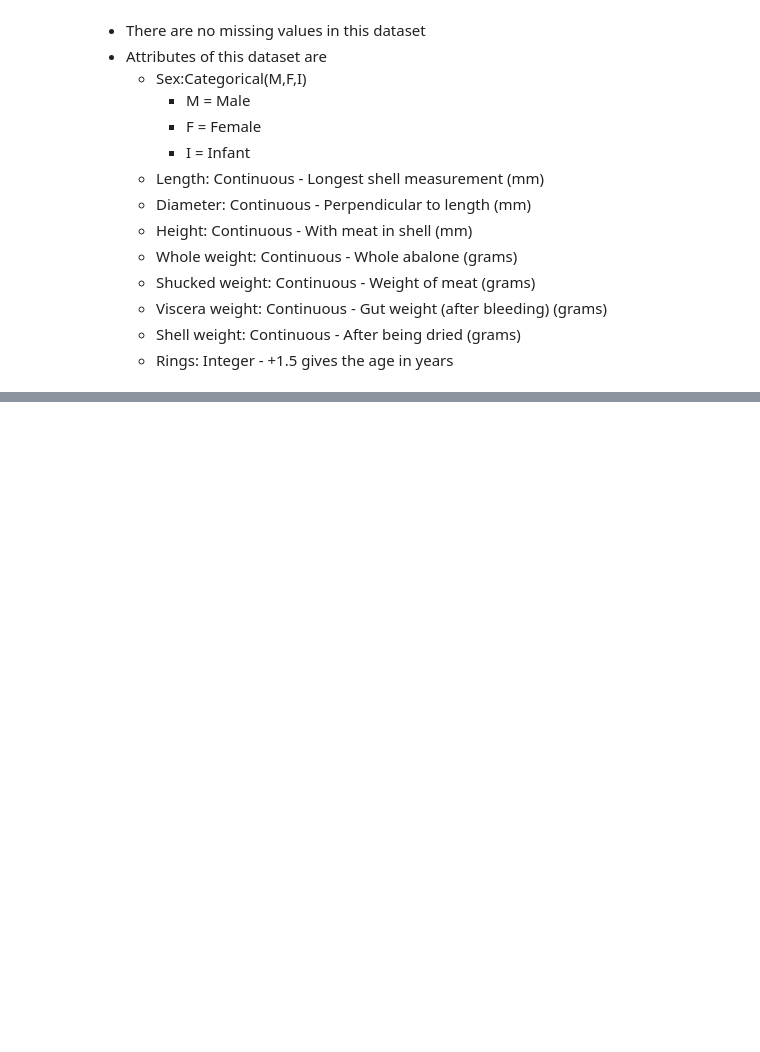
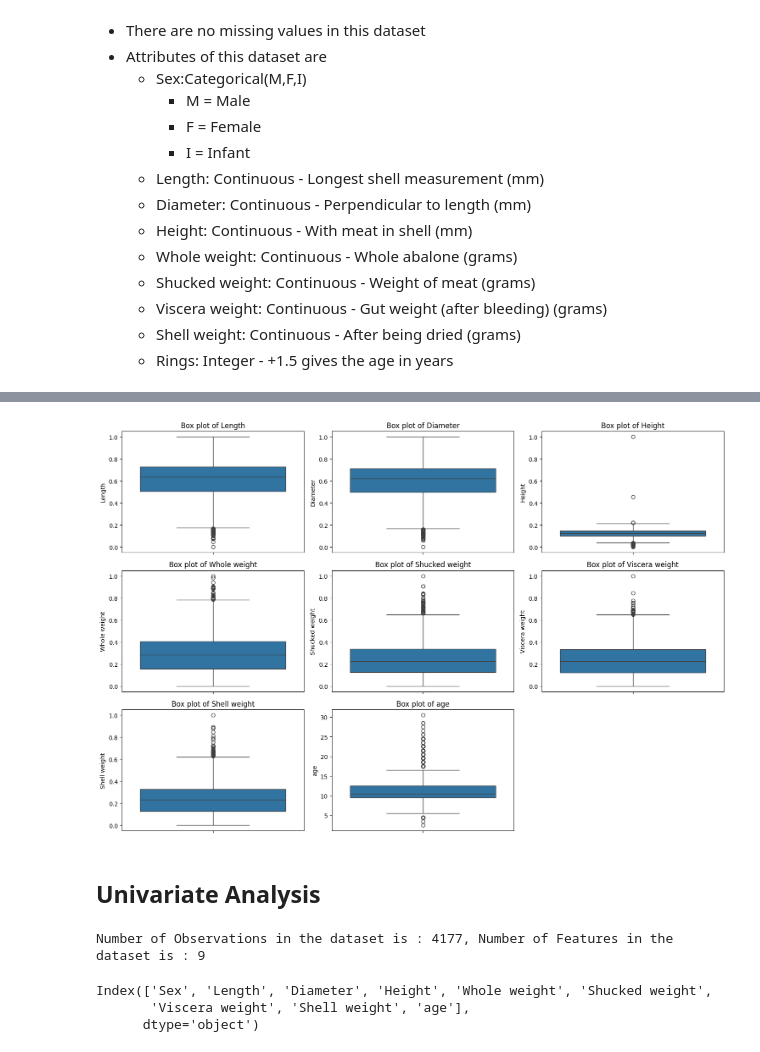
Before and after one commit to jsuj1th/Abalone-Age-Prediction, a Jupyter notebook: abalone.ipynb, the cells around one changed output, grey strips where cells are left out. Saved outputs shown, nothing was run; the diff lists cells and outputs as text; code cells hidden in the pictures; blank space fills up the shorter version.

```diff
--- a/abalone.ipynb
+++ b/abalone.ipynb
@@ -84,0 +123,18 @@ df.head()
+# %%
+from sklearn.preprocessing import MinMaxScaler
+
+# Initialize the MinMaxScaler
+scaler = MinMaxScaler()
+
+# Select the numerical columns for normalization
+numerical_columns = df.select_dtypes(include=['float64', 'int64']).columns
+print(numerical_columns[:-1])
+# Apply the scaler to the numerical columns
+
+df[numerical_columns[:-1]] = scaler.fit_transform(df[numerical_columns[:-1]])
+
+# Display the first few rows of the normalized dataframe
+df.head()
+# Reverse the transformation for the 'Rings' column to get the original values
+# df['age'] = df['age'] * (max - min) + min
+df.head()
@@ -84,0 +151,31 @@ df.head()
+# %%
+# Plot box plots for each numerical column to check for outliers
+numerical_columns = df.select_dtypes(include=['float64', 'int64']).columns
+
+plt.figure(figsize=(15, 10))
+for i, column in enumerate(numerical_columns, 1):
+    plt.subplot(3, 3, i)
+    sns.boxplot(y=df[column])
+    plt.title(f'Box plot of {column}')
+plt.tight_layout()
+plt.show()
+max=df['age'].max()
+min=df['age'].min()
+# %% [output]
+[figure, added]
+# %% [markdown]
+## Univariate Analysis
+# %%
+
+
+data_shape=df.shape
+# print(data_shape)
+print(f"Number of Observations in the dataset is : {data_shape[0]}, Number of Features in the dataset is : {data_shape[1]}")
+# %% [output]
+Number of Observations in the dataset is : 4177, Number of Features in the dataset is : 9
+# %%
+df.columns
+# %% [output]
+Index(['Sex', 'Length', 'Diameter', 'Height', 'Whole weight', 'Shucked weight',
+       'Viscera weight', 'Shell weight', 'age'],
+      dtype='object')
```
Also changed, not shown: parts of 45 cells of this notebook.
